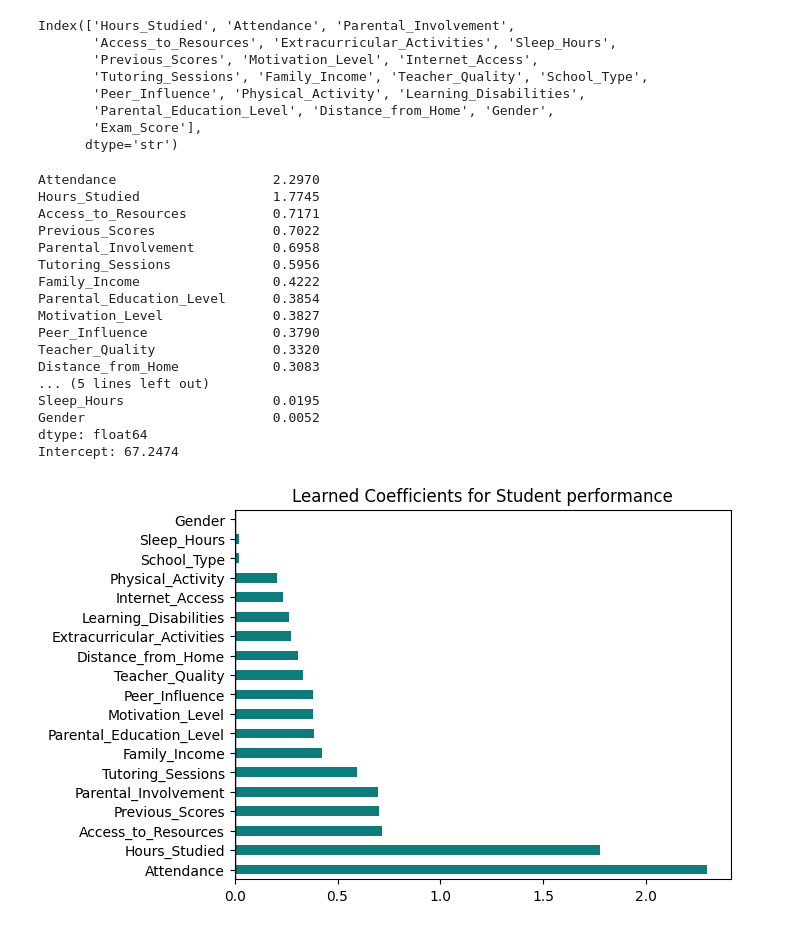
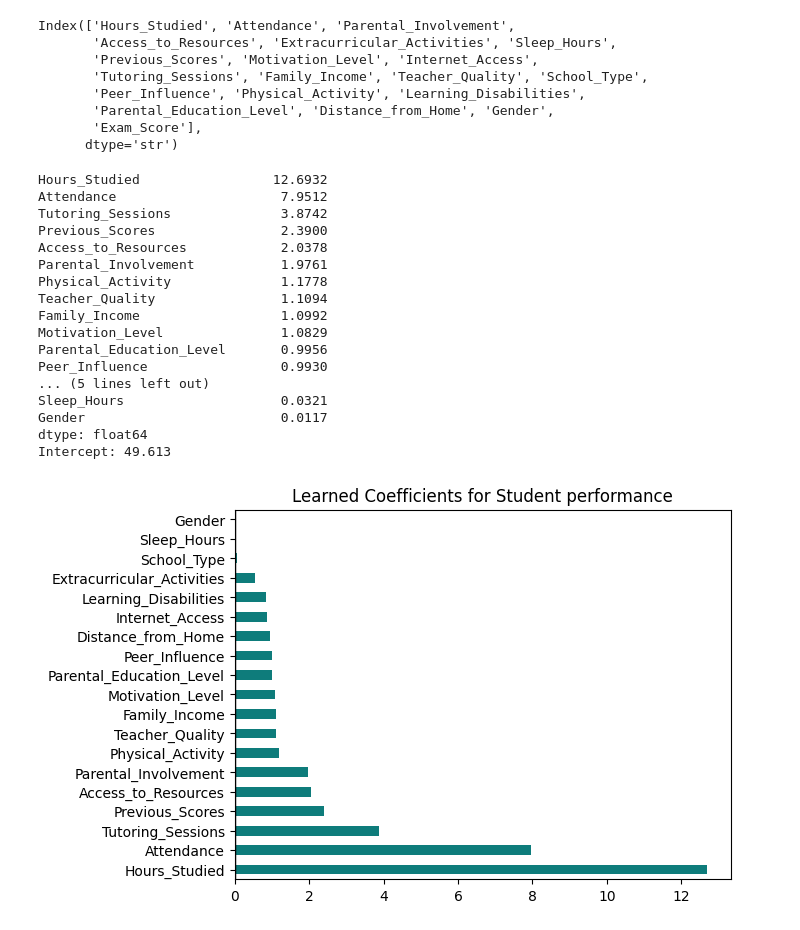
Before and after one commit to Wasiu17/Student_performance, a Jupyter notebook: Student_performance.ipynb, the cells around one changed output. Saved outputs shown, nothing was run; the diff lists cells and outputs as text; code cells hidden in the pictures.

```diff
--- a/Student_performance.ipynb
+++ b/Student_performance.ipynb
@@ -251,7 +253,7 @@ y = df['Exam_Score']
 # %%
 from sklearn.model_selection import train_test_split
 
-x_train, x_test, y_train, y_test = train_test_split(x, y, test_size=0.2, random_state=42)
+x_train, x_test, y_train, y_test = train_test_split(x, y, test_size=0.15, random_state=42)
 # %%
 print(x_train.isnull().sum())
 # %% [output]
@@ -448,23 +443,22 @@ Decision Tree RMSE: 2.594227375150681
 # %% [markdown]
 # Using Hyperparameter tuning for XGBRegressor
 # %%
-''''
-from xgboost import XGBRegressor
-from sklearn.model_selection import RandomizedSearchCV
-
-xgb = XGBRegressor(random_state=42)
-
+xgb_model = XGBRegressor(random_state=42)
+xgb_pipeline = Pipeline([
+    ('scaler', MinMaxScaler()),
+    ('model', xgb_model)
+])
 # 2. Define the parameter distributions/grid
 xgb_param_distributions = {
-    'n_estimators': [100, 200, 300],
-    'learning_rate': [0.01, 0.05, 0.1, 0.2],
-    'colsample_bytree': [0.6, 0.8, 1],
-    'subsample': [0.6, 0.8, 1],
-    'max_depth': [10, 20, 30]
+    'model__n_estimators': [100, 200, 300],
+    'model__learning_rate': [0.01, 0.05, 0.1, 0.2],
+    'model__colsample_bytree': [0.6, 0.8, 1],
+    'model__subsample': [0.6, 0.8, 1],
+    'model__max_depth': [10, 20, 30]
 }
 
 xgb_random_search = RandomizedSearchCV(
-    estimator=xgb,
+    estimator=xgb_pipeline,
     param_distributions=xgb_param_distributions,
     n_iter=15,
     cv=2,
@@ -475,7 +469,7 @@ xgb_random_search = RandomizedSearchCV(
 )
 
 # 4. Fit to your scaled training data
-xgb_random_search.fit(x_train_s, y_train)
+xgb_random_search.fit(x_train, y_train)
 
 # 5. View results
 print("Best Hyperparameters Found:")
@@ -506,15 +503,10 @@ print('==================================')
 # %% [markdown]
 # Linear regression using data pipeline
 # %%
-from sklearn.preprocessing import FunctionTransformer
-from sklearn.pipeline import Pipeline
-from sklearn.linear_model import LinearRegression
+LR_model = LinearRegression()
 
-LR_model = LinearRegression()
-col_label = FunctionTransformer(col_transform)
-
-pipeline = Pipeline(steps=[
-    ('mapper', col_label),
+LR_pipeline = Pipeline(steps=[
     ('scaler', MinMaxScaler()),
     ('model', LR_model)
 ])
+LR_pipeline.fit(x_train, y_train)
@@ -521,2 +514,0 @@ pipeline = Pipeline(steps=[
-# %%
-pipeline.fit(x_train, y_train)
@@ -562,40 +549,40 @@ Index(['Hours_Studied', 'Attendance', 'Parental_Involvement',
        'Exam_Score'],
       dtype='str')
 # %%
-model = pipeline.named_steps['model']
+model = LR_pipeline.named_steps['model']
 importance = pd.Series(abs(model.coef_),
                        index=x_train.columns).sort_values(ascending=False)
 
 print(importance.round(4))
 print("Intercept:", round(model.intercept_, 4))
 
 importance.plot(
     kind="barh",
     color=[
         "#0E7C7B" if c > 0 else "#C8553D"
         for c in importance
     ]
 )
 
 plt.title("Learned Coefficients for Student performance")
 plt.axvline(0, color="black", lw=1)
 plt.show()
 # %% [output]
-Attendance                    2.2970
-Hours_Studied                 1.7745
-Access_to_Resources           0.7171
-Previous_Scores               0.7022
-Parental_Involvement          0.6958
-Tutoring_Sessions             0.5956
-Family_Income                 0.4222
-Parental_Education_Level      0.3854
-Motivation_Level              0.3827
-Peer_Influence                0.3790
-Teacher_Quality               0.3320
-Distance_from_Home            0.3083
+Hours_Studied                 12.6932
+Attendance                     7.9512
+Tutoring_Sessions              3.8742
+Previous_Scores                2.3900
+Access_to_Resources            2.0378
+Parental_Involvement           1.9761
+Physical_Activity              1.1778
+Teacher_Quality                1.1094
+Family_Income                  1.0992
+Motivation_Level               1.0829
+Parental_Education_Level       0.9956
+Peer_Influence                 0.9930
 ... (5 lines left out)
-Sleep_Hours                   0.0195
-Gender                        0.0052
+Sleep_Hours                    0.0321
+Gender                         0.0117
 dtype: float64
-Intercept: 67.2474
+Intercept: 49.613
-[figure, old version]
+[figure, new version]
```
Also changed, not shown: parts of 21 cells of this notebook, 2 other files.
